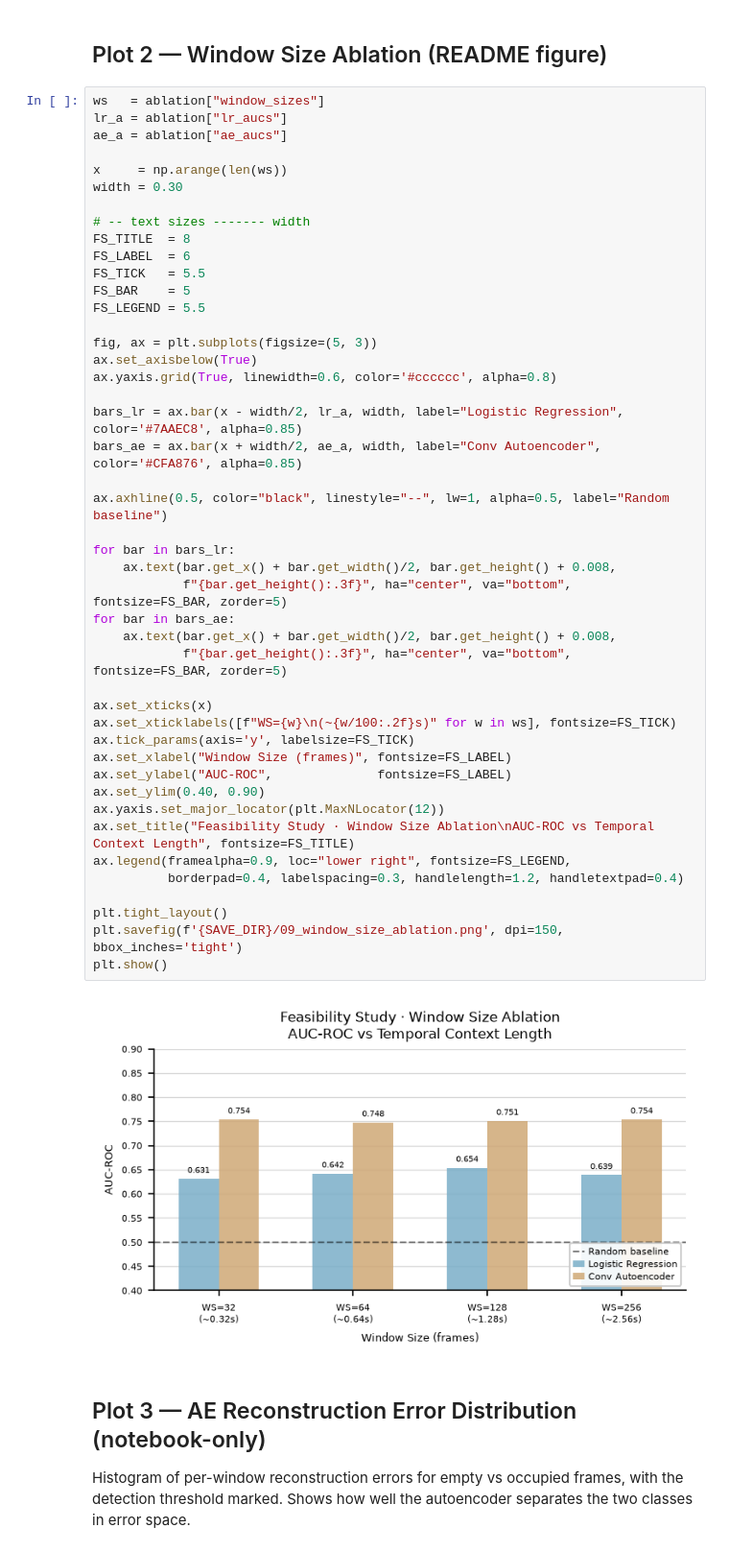
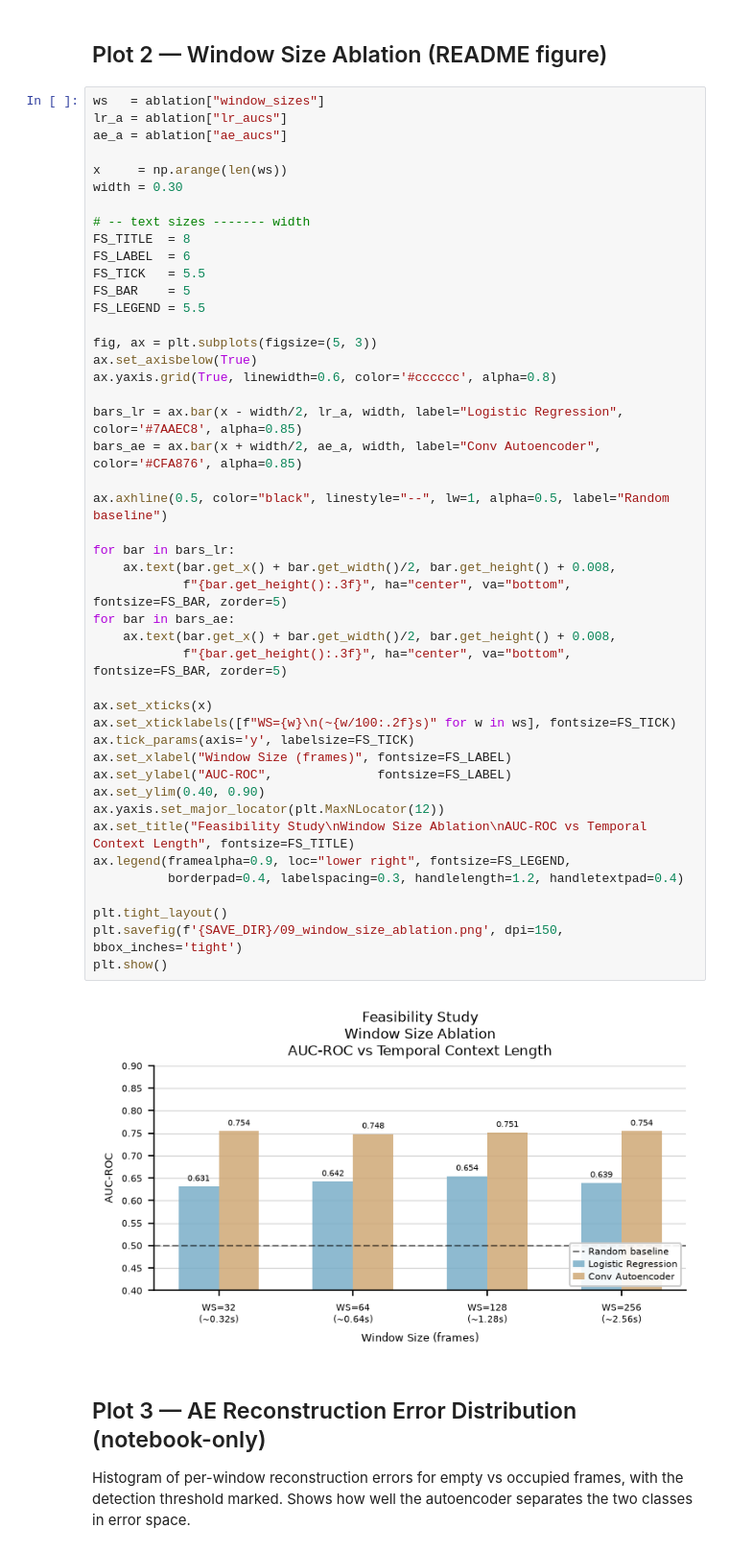
Before and after one commit to Nur2424/wifi-presence-detection, a Jupyter notebook: esp32/feasibility-study-notebooks/09_figures.ipynb, the cells around one changed output. Shown at 96% size. Drawn from its saved outputs; the diff is of its cells as text.

```diff
--- a/esp32/feasibility-study-notebooks/09_figures.ipynb
+++ b/esp32/feasibility-study-notebooks/09_figures.ipynb
@@ -110,35 +110,35 @@ FS_LEGEND = 5.5
 fig, ax = plt.subplots(figsize=(5, 3))
 ax.set_axisbelow(True)
 ax.yaxis.grid(True, linewidth=0.6, color='#cccccc', alpha=0.8)
 
 bars_lr = ax.bar(x - width/2, lr_a, width, label="Logistic Regression", color='#7AAEC8', alpha=0.85)
 bars_ae = ax.bar(x + width/2, ae_a, width, label="Conv Autoencoder",     color='#CFA876', alpha=0.85)
 
 ax.axhline(0.5, color="black", linestyle="--", lw=1, alpha=0.5, label="Random baseline")
 
 for bar in bars_lr:
     ax.text(bar.get_x() + bar.get_width()/2, bar.get_height() + 0.008,
             f"{bar.get_height():.3f}", ha="center", va="bottom", fontsize=FS_BAR, zorder=5)
 for bar in bars_ae:
     ax.text(bar.get_x() + bar.get_width()/2, bar.get_height() + 0.008,
             f"{bar.get_height():.3f}", ha="center", va="bottom", fontsize=FS_BAR, zorder=5)
 
 ax.set_xticks(x)
 ax.set_xticklabels([f"WS={w}\n(~{w/100:.2f}s)" for w in ws], fontsize=FS_TICK)
 ax.tick_params(axis='y', labelsize=FS_TICK)
 ax.set_xlabel("Window Size (frames)", fontsize=FS_LABEL)
 ax.set_ylabel("AUC-ROC",              fontsize=FS_LABEL)
 ax.set_ylim(0.40, 0.90)
 ax.yaxis.set_major_locator(plt.MaxNLocator(12))
-ax.set_title("Feasibility Study · Window Size Ablation\nAUC-ROC vs Temporal Context Length", fontsize=FS_TITLE)
+ax.set_title("Feasibility Study\nWindow Size Ablation\nAUC-ROC vs Temporal Context Length", fontsize=FS_TITLE)
 ax.legend(framealpha=0.9, loc="lower right", fontsize=FS_LEGEND,
           borderpad=0.4, labelspacing=0.3, handlelength=1.2, handletextpad=0.4)
 
 plt.tight_layout()
 plt.savefig(f'{SAVE_DIR}/09_window_size_ablation.png', dpi=150, bbox_inches='tight')
 plt.show()
 # %% [output]
-[figure, old version]
+[figure, new version]
 # %% [markdown]
 ## Plot 3 — AE Reconstruction Error Distribution (notebook-only)
 
```
Also changed, not shown: parts of 2 cells of this notebook, 4 other files.
